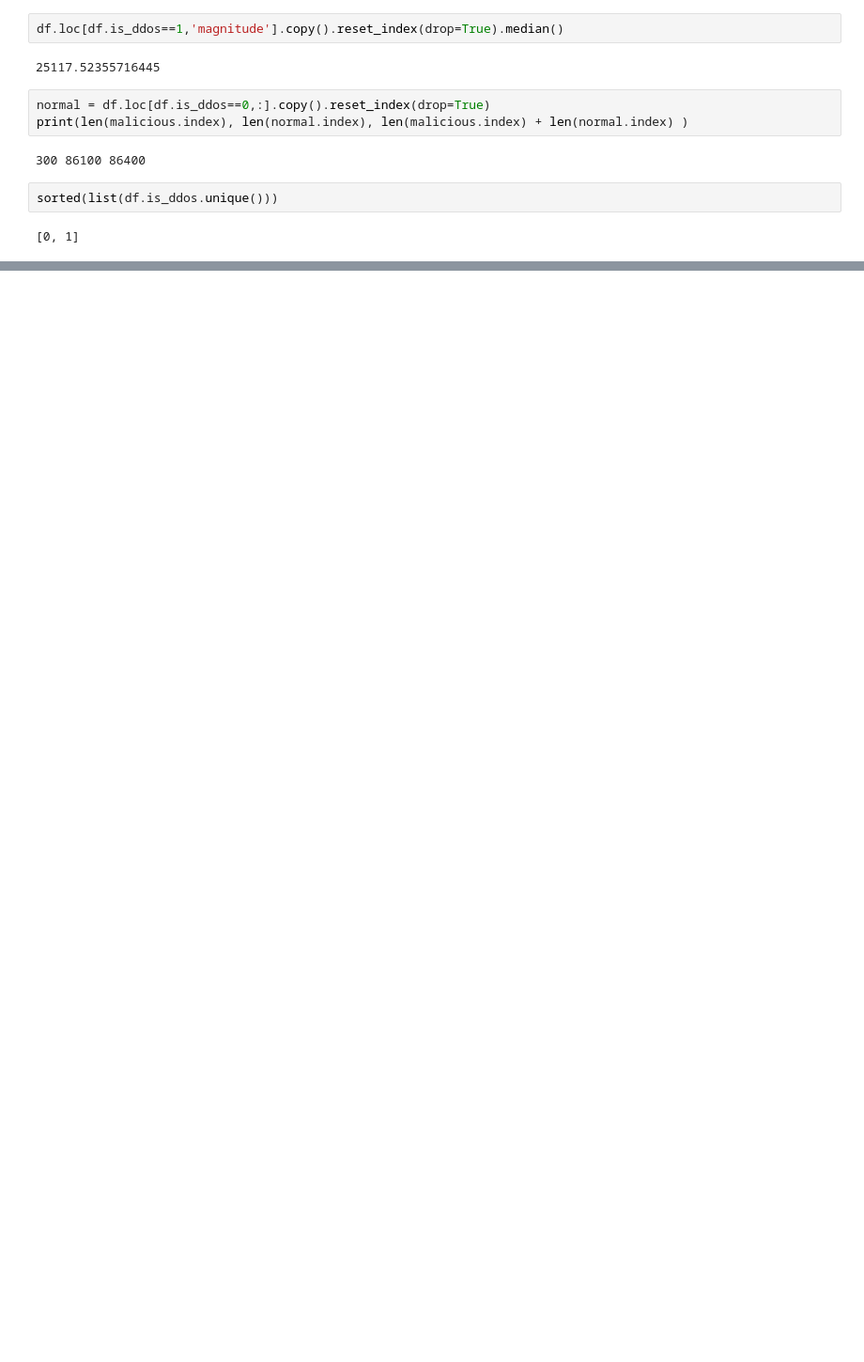
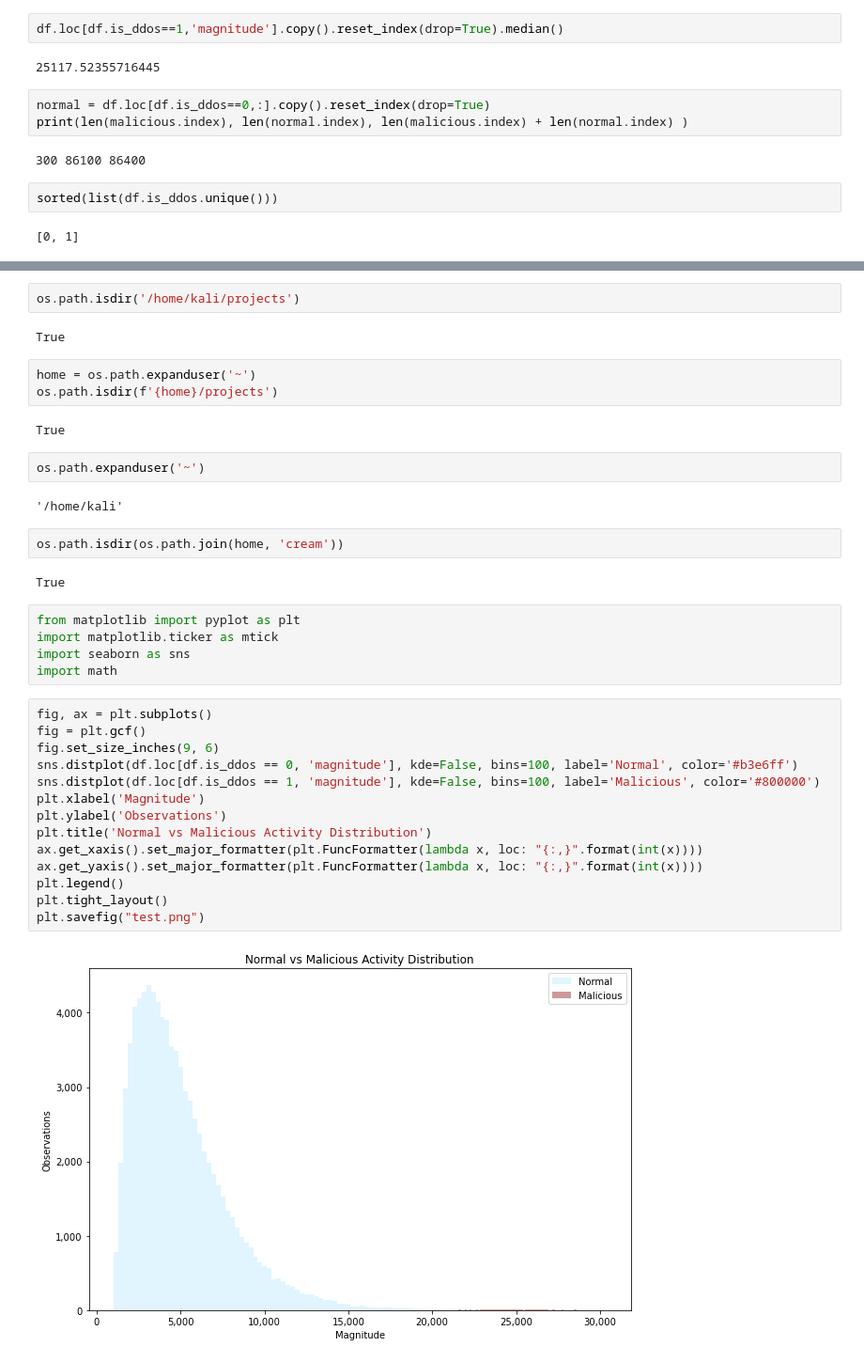
Before and after one commit to yisoonshin/Cream, a Jupyter notebook: Sandbox.ipynb, the cells around one changed output, grey strips where cells are left out. Shown: that part at 94% size. Saved outputs shown, nothing was run; the diff lists cells and outputs as text; blank space fills up the shorter version.

```diff
--- a/Sandbox.ipynb
+++ b/Sandbox.ipynb
@@ -45,0 +52,38 @@ sorted(list(df.is_ddos.unique()))
+# %%
+os.path.isdir('/home/kali/projects')
+# %% [output]
+True
+# %%
+home = os.path.expanduser('~')
+os.path.isdir(f'{home}/projects')
+# %% [output]
+True
+# %%
+os.path.expanduser('~')
+# %% [output]
+'/home/kali'
+# %%
+os.path.isdir(os.path.join(home, 'cream'))
+# %% [output]
+True
+# %%
+from matplotlib import pyplot as plt
+import matplotlib.ticker as mtick
+import seaborn as sns
+import math
+# %%
+fig, ax = plt.subplots()
+fig = plt.gcf()
+fig.set_size_inches(9, 6)
+sns.distplot(df.loc[df.is_ddos == 0, 'magnitude'], kde=False, bins=100, label='Normal', color='#b3e6ff')
+sns.distplot(df.loc[df.is_ddos == 1, 'magnitude'], kde=False, bins=100, label='Malicious', color='#800000')
+plt.xlabel('Magnitude')
+plt.ylabel('Observations')
+plt.title('Normal vs Malicious Activity Distribution')
+ax.get_xaxis().set_major_formatter(plt.FuncFormatter(lambda x, loc: "{:,}".format(int(x))))
+ax.get_yaxis().set_major_formatter(plt.FuncFormatter(lambda x, loc: "{:,}".format(int(x))))
+plt.legend()
+plt.tight_layout()
+plt.savefig("test.png")
+# %% [output]
+[figure, added]
```
Also changed, not shown: parts of 8 cells of this notebook, 2 other files.
